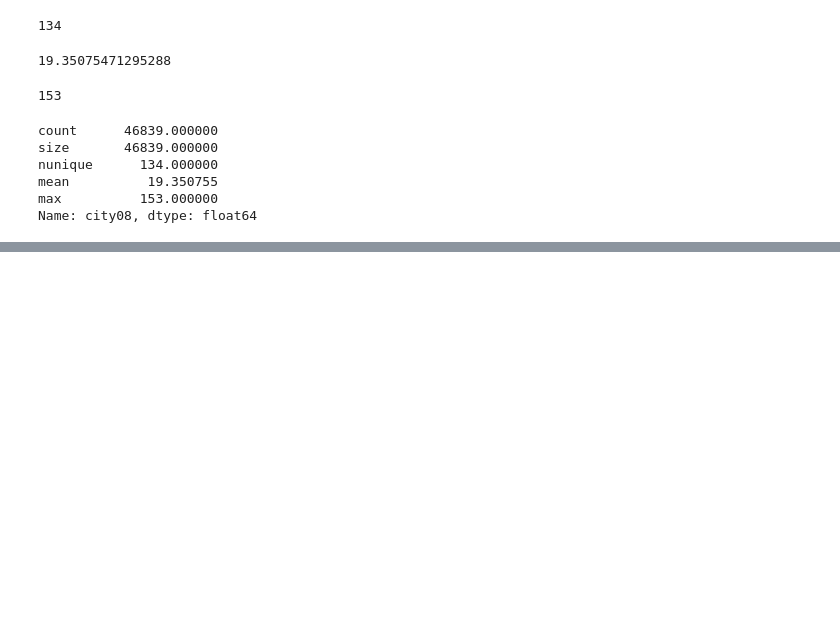
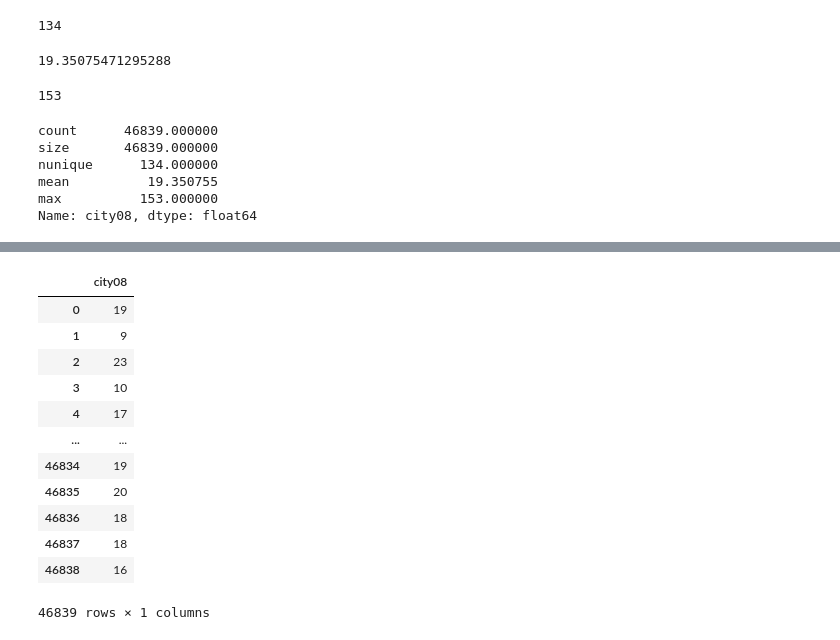
Before and after one commit to adra-dev/effectivepandas, a Jupyter notebook: effectivepandas.ipynb, the cells around one changed output, grey strips where cells are left out. Cells and saved outputs as stored; diff of their text form; code cells hidden in the pictures; blank space fills up the shorter version.

```diff
--- a/effectivepandas.ipynb
+++ b/effectivepandas.ipynb
@@ -519,0 +615,16 @@ Name: city08, dtype: float64
+# %%
+city_mpg.to_frame()
+# %% [output]
+|  | city08 |
+| 0 | 19 |
+| 1 | 9 |
+| 2 | 23 |
+| 3 | 10 |
+| 4 | 17 |
+| ... | ... |
+| 46834 | 19 |
+| 46835 | 20 |
+| 46836 | 18 |
+| 46837 | 18 |
+| 46838 | 16 |
+46839 rows × 1 columns
```
Also changed, not shown: parts of 20 cells of this notebook.
